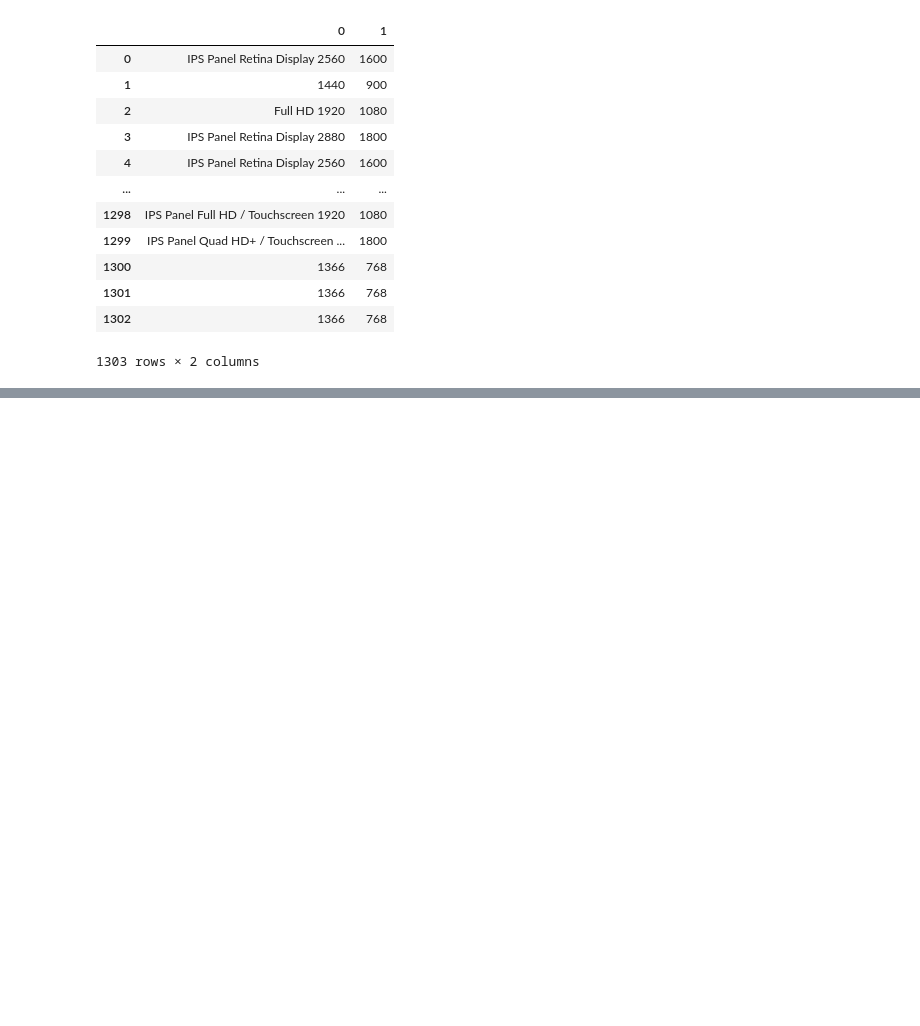
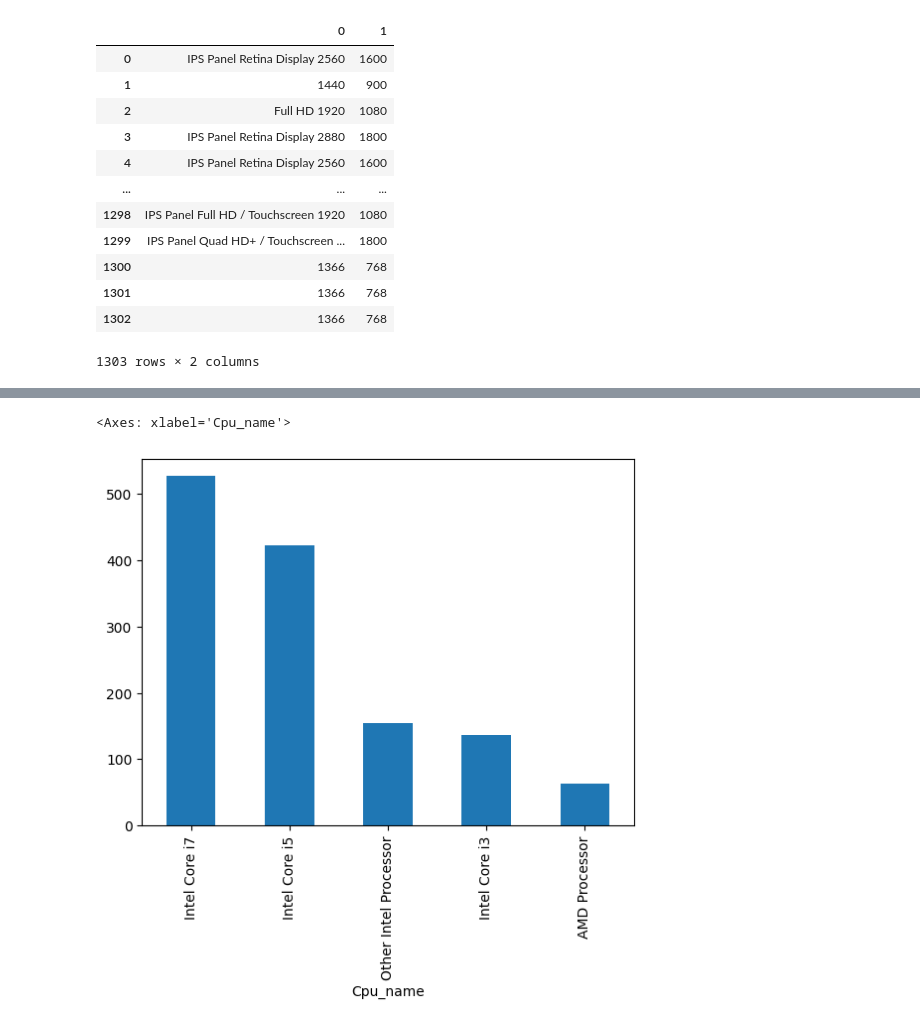
Before and after one commit to yashwant2002/Machine-Learning, a Jupyter notebook: Beginner Project/Laptop Price Prediction/notebook.ipynb, the cells around one changed output, grey strips where cells are left out. Saved outputs shown, nothing was run; the diff lists cells and outputs as text; code cells hidden in the pictures; blank space fills up the shorter version.

```diff
--- a/Beginner Project/Laptop Price Prediction/notebook.ipynb
+++ b/Beginner Project/Laptop Price Prediction/notebook.ipynb
@@ -193,0 +232,2 @@ df.head()
+# %%
+df.drop(columns=[ "X_res", "Y_res", "Inches"], inplace=True)
@@ -193,0 +259,2 @@ df.head()
+# %%
+df["Cpu_name"] = df["Cpu"].apply(lambda x: " ".join(x.split()[0:3]))
@@ -193,0 +270,10 @@ df.head()
+# %%
+def fetch_processor(text):
+    if text in ("Intel Core i7", "Intel Core i5", "Intel Core i3"):
+        return text
+    elif text.split()[0] == "Intel":
+        return "Other Intel Processor"
+    else:
+        return "AMD Processor"
+# %%
+df["Cpu_name"] = df["Cpu_name"].apply(fetch_processor)
@@ -193,0 +289,5 @@ df.head()
+# %%
+df["Cpu_name"].value_counts().plot(kind="bar")
+# %% [output]
+<Axes: xlabel='Cpu_name'>
+[figure, added]
```
Also changed, not shown: parts of 19 cells of this notebook.
